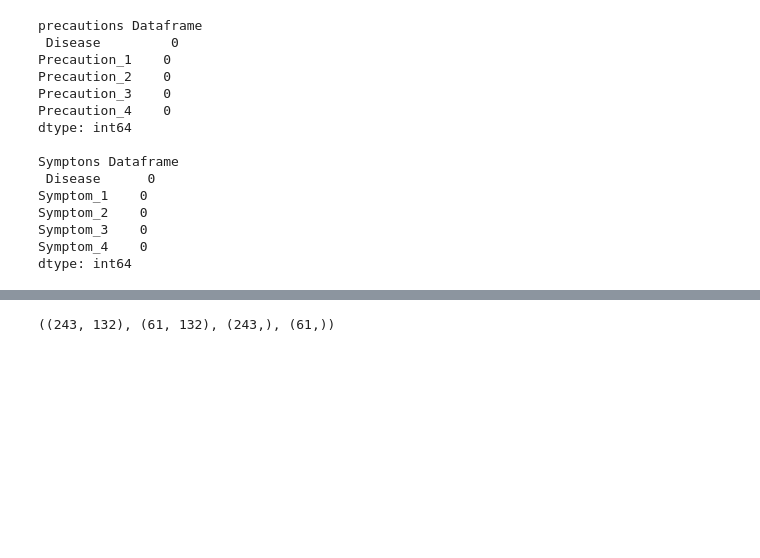
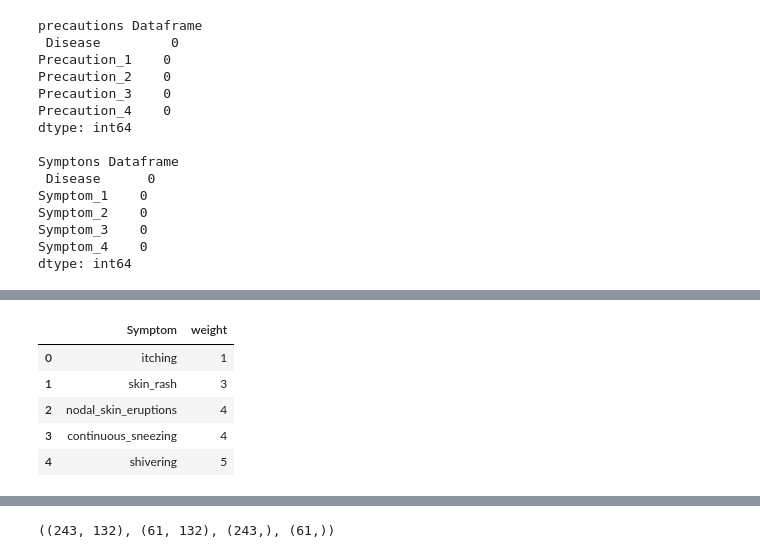
Before and after one commit to brendan1928/Project-4-Team-8, a Jupyter notebook: Intial_Analysis_Project_4_Vaibhav.ipynb, the cells around one changed output, grey strips where cells are left out. Saved outputs shown, nothing was run; the diff lists cells and outputs as text; code cells hidden in the pictures; blank space fills up the shorter version.

```diff
--- a/Intial_Analysis_Project_4_Vaibhav.ipynb
+++ b/Intial_Analysis_Project_4_Vaibhav.ipynb
@@ -147,0 +159,9 @@ dtype: int64
+# %%
+Symptom_severity_df.head(5)
+# %% [output]
+|  | Symptom | weight |
+| 0 | itching | 1 |
+| 1 | skin_rash | 3 |
+| 2 | nodal_skin_eruptions | 4 |
+| 3 | continuous_sneezing | 4 |
+| 4 | shivering | 5 |
```
Also changed, not shown: parts of 9 cells of this notebook.
